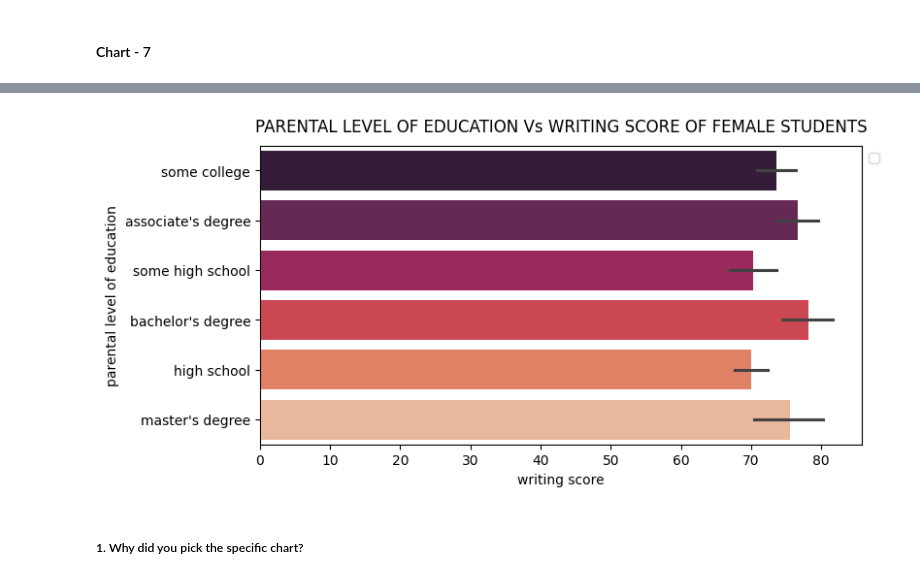
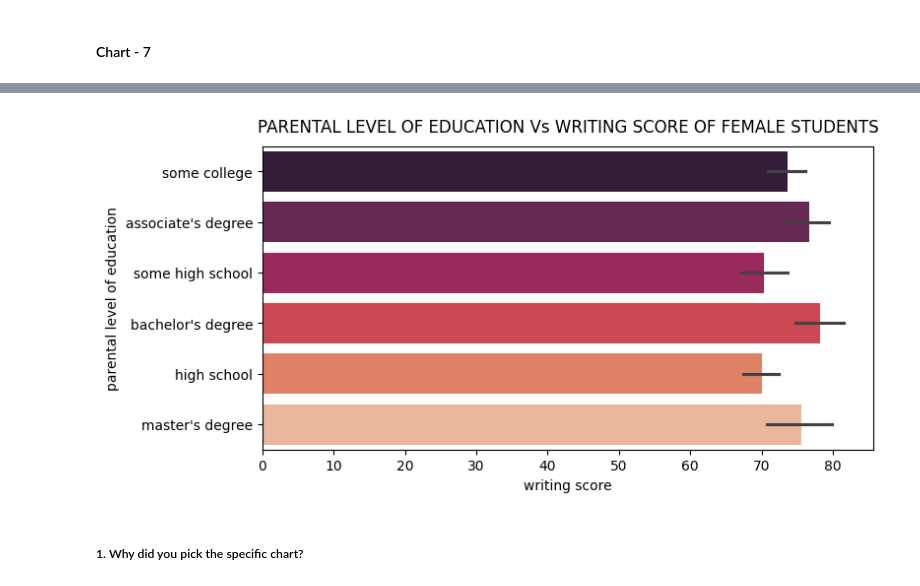
Before and after one commit to varsha-ky12/AIML-PROJECT, a Jupyter notebook: Copy_of_Sample_ML_Submission_Template.ipynb, the cells around one changed output, grey strips where cells are left out. Saved outputs shown, nothing was run; the diff lists cells and outputs as text; code cells hidden in the pictures.

```diff
--- a/Copy_of_Sample_ML_Submission_Template.ipynb
+++ b/Copy_of_Sample_ML_Submission_Template.ipynb
@@ -784,7 +782,6 @@ Perception of Test Preparatory Courses: If the perception develops that test pre
 fig,ax=plt.subplots(figsize=(8,4))
 custom_palette=sns.set_palette("rocket")
 g=sns.barplot(x="writing score",y="parental level of education",data=fstudents,hue='parental level of education',palette=custom_palette)
-plt.legend(loc='upper left', bbox_to_anchor=(1.0, 1))
 #plt.xticks(rotation=60)
 g.set_title("PARENTAL LEVEL OF EDUCATION Vs WRITING SCORE OF FEMALE STUDENTS",y=1.02)
 plt.show()
@@ -793,4 +789,4 @@ WARNING:matplotlib.legend:No artists with labels found to put in legend.  Note t
-[figure, old version]
+[figure, new version]
 # %% [markdown]
 ##### 1. Why did you pick the specific chart?
 # %% [markdown]
```
Also changed, not shown: parts of 2 cells of this notebook.
